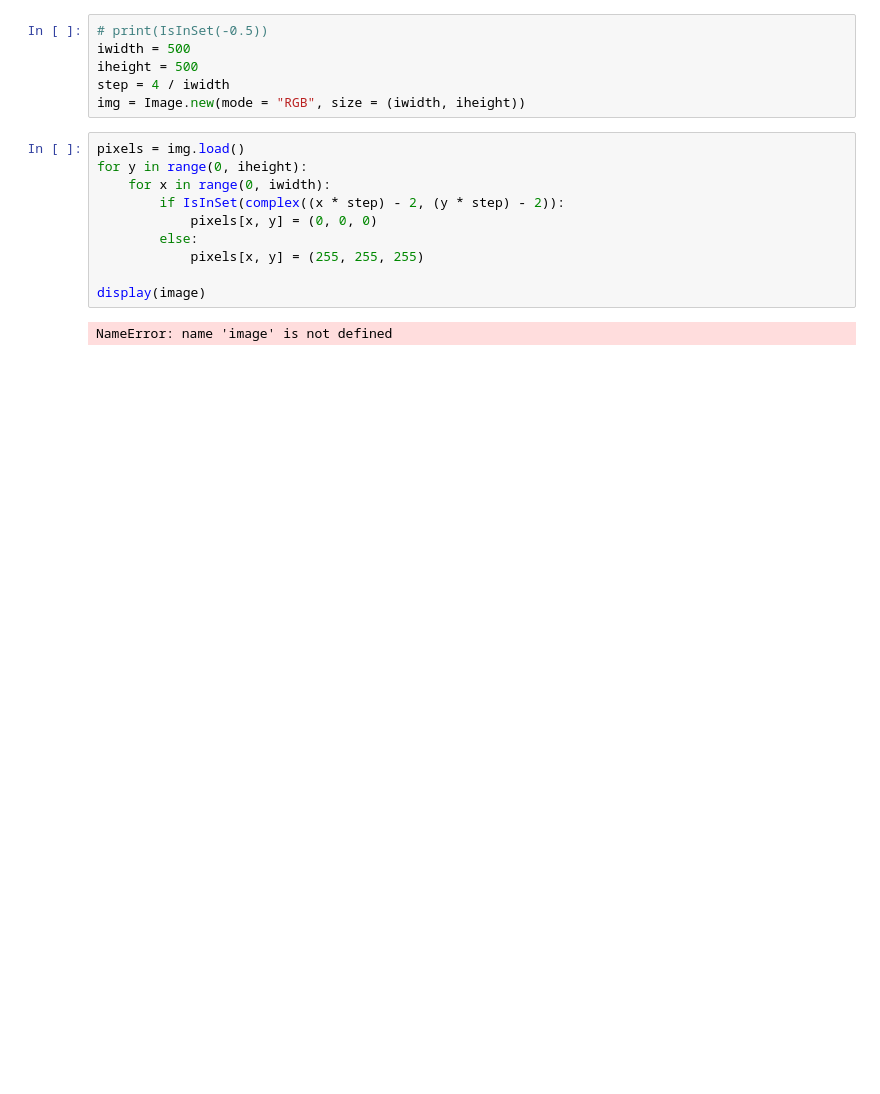
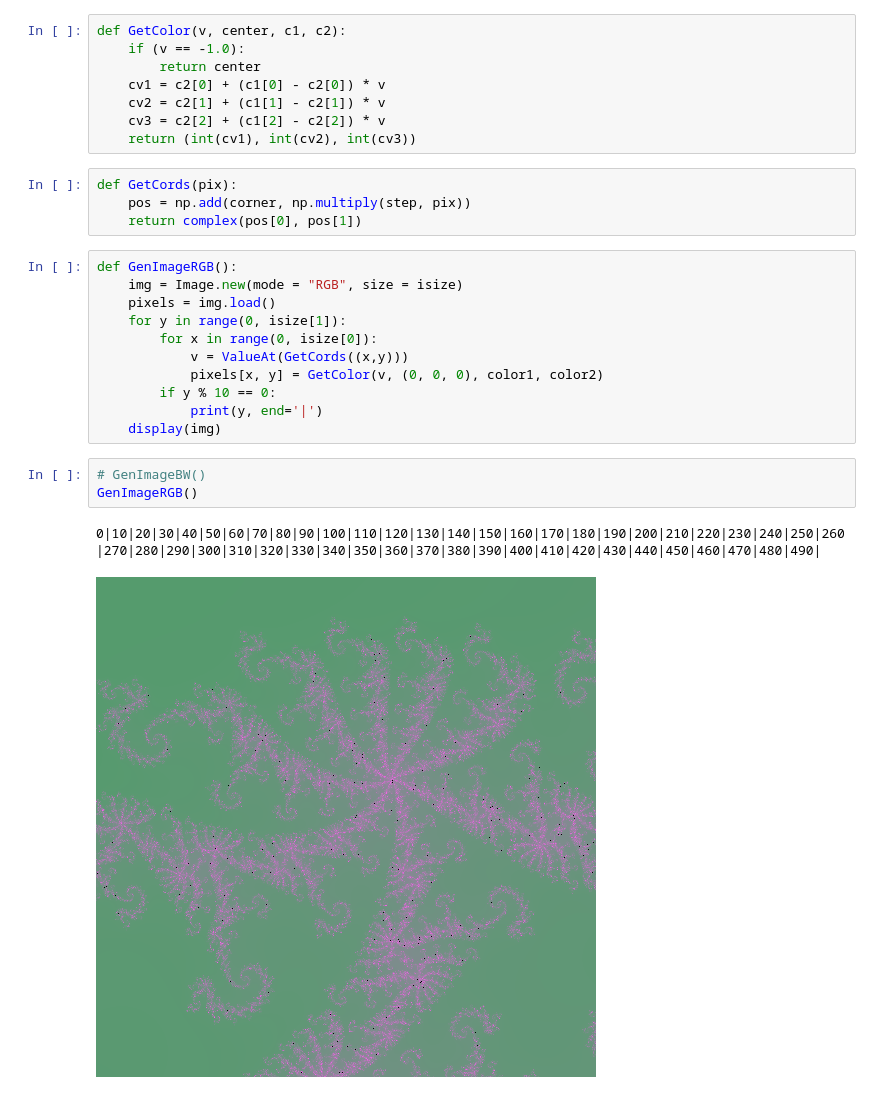
Before and after one commit to imurnaili/mandelbrot, a Jupyter notebook: mandelbrot.ipynb, the cells around one changed output. Saved outputs shown, nothing was run; the diff lists cells and outputs as text; blank space fills up the shorter version.

Commit message:
Working Mandelbrot Set image generation

```diff
--- a/mandelbrot.ipynb
+++ b/mandelbrot.ipynb
@@ -14,18 +27,29 @@ def IsInSet(c):
-# %%
-# print(IsInSet(-0.5))
-iwidth = 500
-iheight = 500
-step = 4 / iwidth
-img = Image.new(mode = "RGB", size = (iwidth, iheight))
+# %%
+def GetColor(v, center, c1, c2):
+	if (v == -1.0):
+		return center
+	cv1 = c2[0] + (c1[0] - c2[0]) * v
+	cv2 = c2[1] + (c1[1] - c2[1]) * v
+	cv3 = c2[2] + (c1[2] - c2[2]) * v
+	return (int(cv1), int(cv2), int(cv3))
+# %%
+def GetCords(pix):
+	pos = np.add(corner, np.multiply(step, pix))
+	return complex(pos[0], pos[1])
 # %%
-pixels = img.load()
-for y in range(0, iheight):
-	for x in range(0, iwidth):
-		if IsInSet(complex((x * step) - 2, (y * step) - 2)):
-			pixels[x, y] = (0, 0, 0)
-		else:
-			pixels[x, y] = (255, 255, 255)
-
-display(image)
+def GenImageRGB():
+	img = Image.new(mode = "RGB", size = isize)
+	pixels = img.load()
+	for y in range(0, isize[1]):
+		for x in range(0, isize[0]):
+			v = ValueAt(GetCords((x,y)))
+			pixels[x, y] = GetColor(v, (0, 0, 0), color1, color2)
+		if y % 10 == 0:
+			print(y, end='|')
+	display(img)
-# %% [output]
-NameError: name 'image' is not defined
+# %%
+# GenImageBW()
+GenImageRGB()
+# %% [output]
+0|10|20|30|40|50|60|70|80|90|100|110|120|130|140|150|160|170|180|190|200|210|220|230|240|250|260|270|280|290|300|310|320|330|340|350|360|370|380|390|400|410|420|430|440|450|460|470|480|490|
+[figure, added]
```
Also changed, not shown: parts of 3 cells of this notebook, 7 other files.
